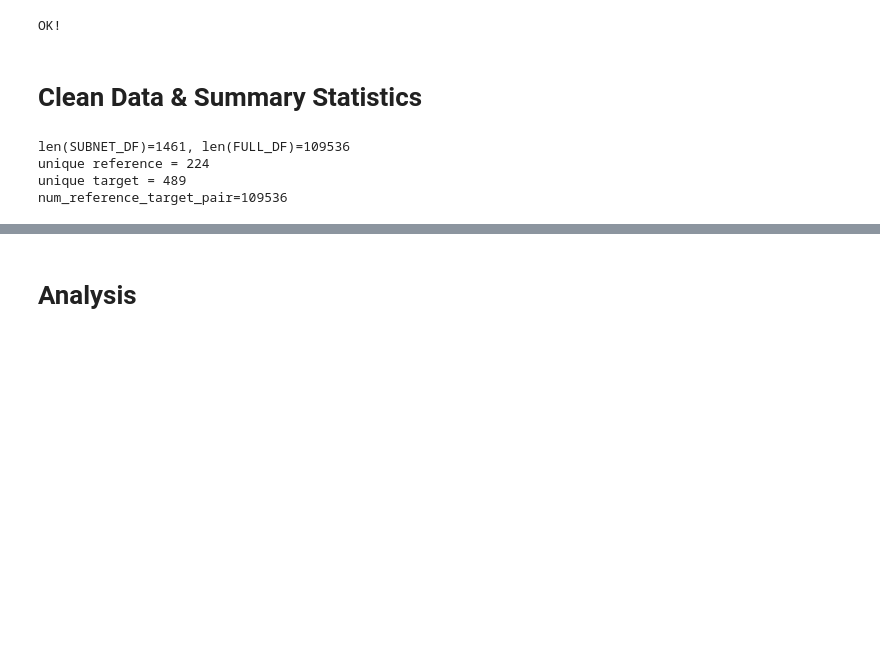
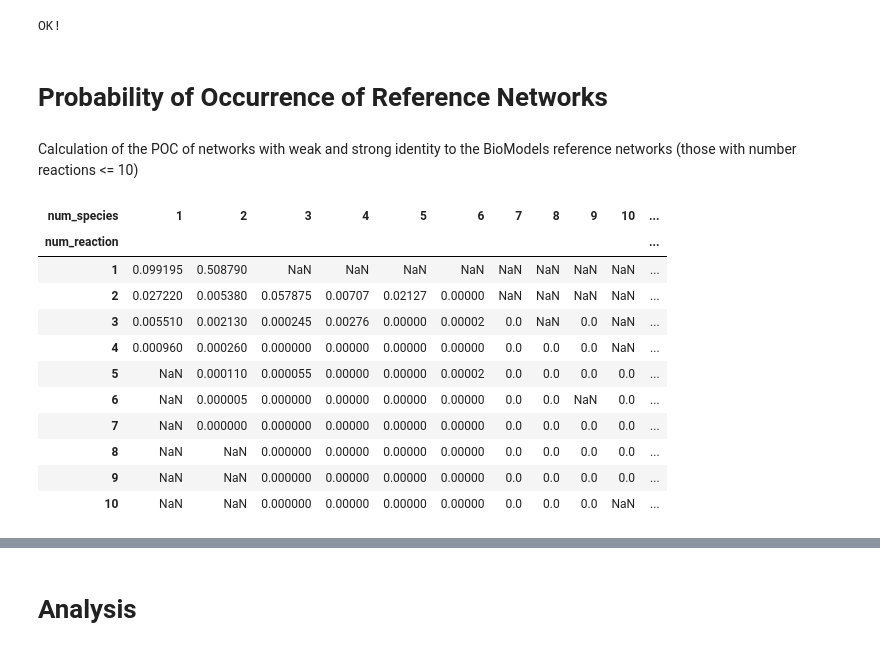
Before and after one commit to ModelEngineering/pySubnetSB, a Jupyter notebook: notebooks/analyze_biomodels_subnets.ipynb, the cells around one changed output, grey strips where cells are left out. Cells and saved outputs as stored; diff of their text form; code cells hidden in the pictures; blank space fills up the shorter version.

```diff
--- a/notebooks/analyze_biomodels_subnets.ipynb
+++ b/notebooks/analyze_biomodels_subnets.ipynb
@@ -188,4 +183,4 @@ print("OK!")
 # %% [output]
 OK!
 # %% [markdown]
-# Clean Data & Summary Statistics
+# Probability of Occurrence of Reference Networks
@@ -195,13 +187,2 @@ FULL_DF = removeDuplicates(FULL_DF)
-# %%
-print(f"len(SUBNET_DF)={len(SUBNET_DF)}, len(FULL_DF)={len(FULL_DF)}")
-unique_reference = len(FULL_DF["reference_name"].unique())
-print(f"unique reference = {unique_reference}")
-unique_target = len(FULL_DF["target_name"].unique())
-print(f"unique target = {unique_target}")
-num_reference_target_pair = unique_reference*unique_target
-print(f"num_reference_target_pair={num_reference_target_pair}")
-# %% [output]
-len(SUBNET_DF)=1461, len(FULL_DF)=109536
-unique reference = 224
-unique target = 489
-num_reference_target_pair=109536
+# %% [markdown]
+Calculation of the POC of networks with weak and strong identity to the BioModels reference networks (those with number reactions <= 10)
@@ -207,0 +191,17 @@ num_reference_target_pair=109536
+# %%
+pivot_df = SUMMARY_DF.pivot_table(values=cn.D_PROBABILITY_OF_OCCURRENCE_STRONG,
+                                 index=cn.D_NUM_REACTION, columns=cn.D_NUM_SPECIES, aggfunc='median')
+pivot_df
+# %% [output]
+| num_species | 1 | 2 | 3 | 4 | 5 | 6 | 7 | 8 | 9 | 10 | ... |
+| num_reaction |  |  |  |  |  |  |  |  |  |  | ... |
+| 1 | 0.099195 | 0.508790 | NaN | NaN | NaN | NaN | NaN | NaN | NaN | NaN | ... |
+| 2 | 0.027220 | 0.005380 | 0.057875 | 0.00707 | 0.02127 | 0.00000 | NaN | NaN | NaN | NaN | ... |
+| 3 | 0.005510 | 0.002130 | 0.000245 | 0.00276 | 0.00000 | 0.00002 | 0.0 | NaN | 0.0 | NaN | ... |
+| 4 | 0.000960 | 0.000260 | 0.000000 | 0.00000 | 0.00000 | 0.00000 | 0.0 | 0.0 | 0.0 | NaN | ... |
+| 5 | NaN | 0.000110 | 0.000055 | 0.00000 | 0.00000 | 0.00002 | 0.0 | 0.0 | 0.0 | 0.0 | ... |
+| 6 | NaN | 0.000005 | 0.000000 | 0.00000 | 0.00000 | 0.00000 | 0.0 | 0.0 | NaN | 0.0 | ... |
+| 7 | NaN | 0.000000 | 0.000000 | 0.00000 | 0.00000 | 0.00000 | 0.0 | 0.0 | 0.0 | 0.0 | ... |
+| 8 | NaN | NaN | 0.000000 | 0.00000 | 0.00000 | 0.00000 | 0.0 | 0.0 | 0.0 | 0.0 | ... |
+| 9 | NaN | NaN | 0.000000 | 0.00000 | 0.00000 | 0.00000 | 0.0 | 0.0 | 0.0 | 0.0 | ... |
+| 10 | NaN | NaN | 0.000000 | 0.00000 | 0.00000 | 0.00000 | 0.0 | 0.0 | 0.0 | NaN | ... |
```
Also changed, not shown: parts of 15 cells of this notebook, 5 other files.
